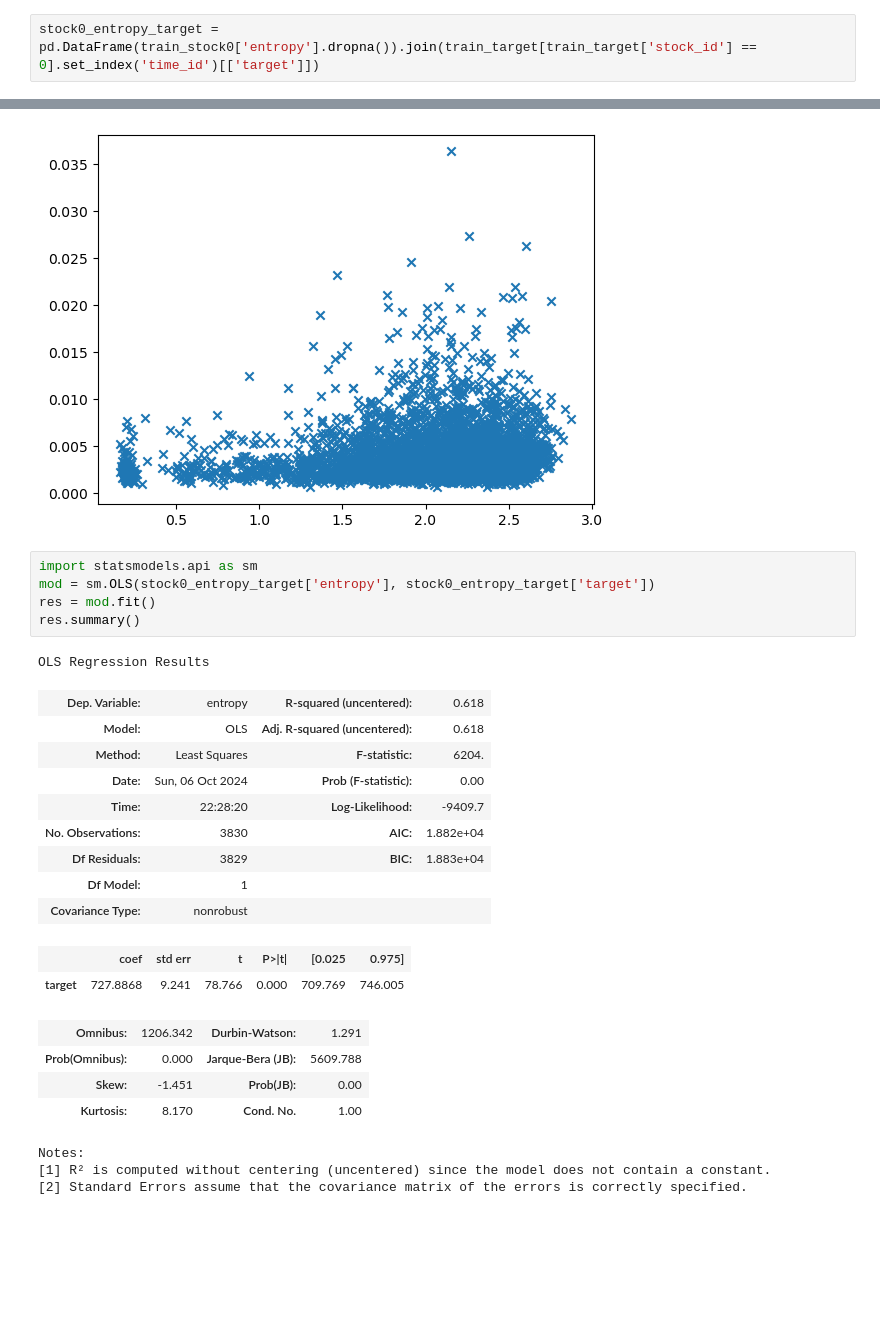
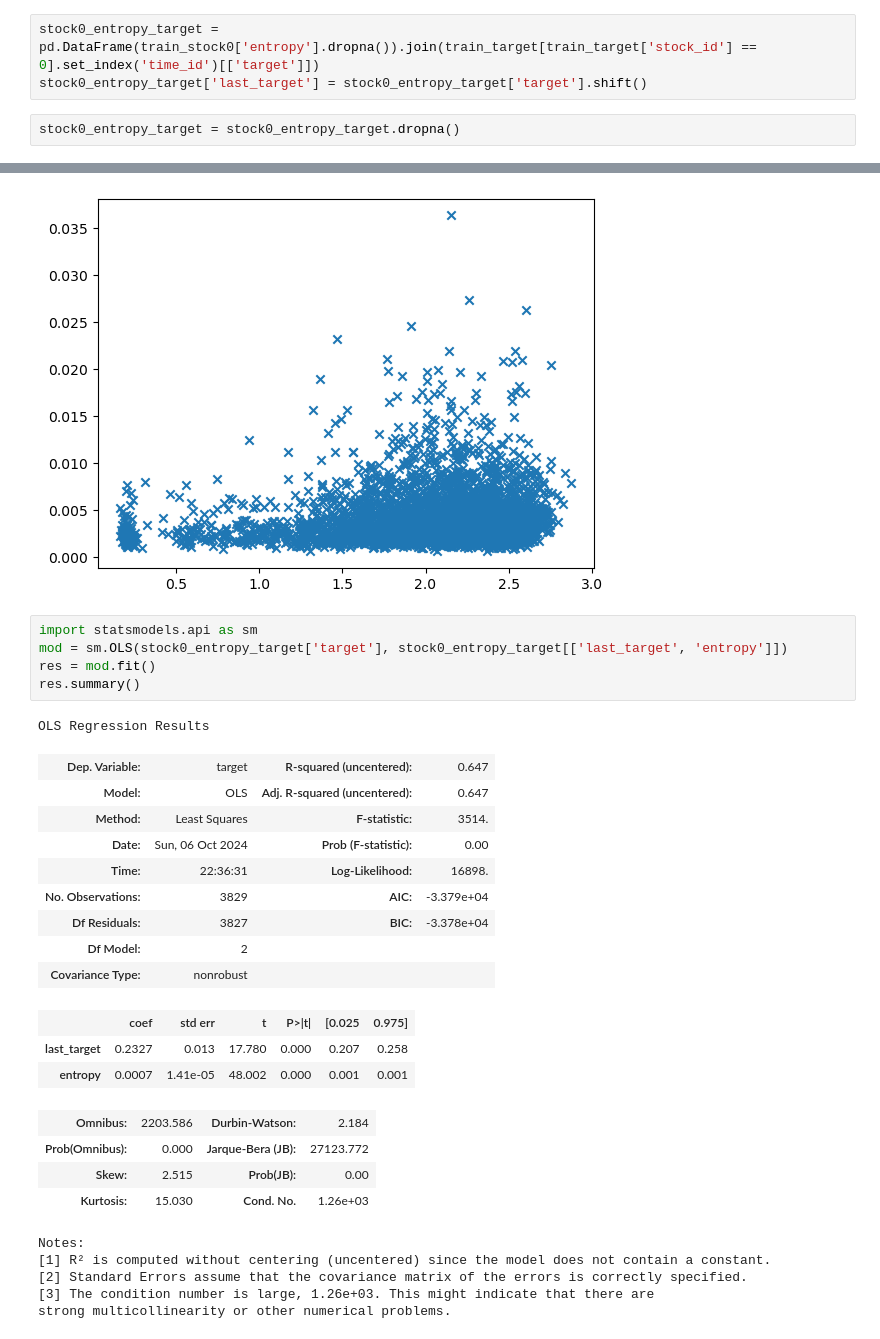
Before and after one commit to cameronjm123/home_research, a Jupyter notebook: research_projects/volatility_prediction_optiver.ipynb, the cells around one changed output, grey strips where cells are left out. Drawn from its saved outputs; the diff is of its cells as text; blank space fills up the shorter version.

```diff
--- a/research_projects/volatility_prediction_optiver.ipynb
+++ b/research_projects/volatility_prediction_optiver.ipynb
@@ -226,6 +226,9 @@ train_target[train_target['stock_id'] == 0]
 3830 rows × 3 columns
 # %%
 stock0_entropy_target = pd.DataFrame(train_stock0['entropy'].dropna()).join(train_target[train_target['stock_id'] == 0].set_index('time_id')[['target']])
+stock0_entropy_target['last_target'] = stock0_entropy_target['target'].shift()
+# %%
+stock0_entropy_target = stock0_entropy_target.dropna()
 # %%
 plt.scatter(np.sqrt(stock0_entropy_target['entropy']), stock0_entropy_target['target'], marker='x')
 # %% [output]
@@ -233,26 +236,29 @@ plt.scatter(np.sqrt(stock0_entropy_target['entropy']), stock0_entropy_target['ta
 [figure]
 # %%
 import statsmodels.api as sm
-mod = sm.OLS(stock0_entropy_target['entropy'], stock0_entropy_target['target'])
+mod = sm.OLS(stock0_entropy_target['target'], stock0_entropy_target[['last_target', 'entropy']])
 res = mod.fit()
 res.summary()
 # %% [output]
 OLS Regression Results
-| Dep. Variable: | entropy | R-squared (uncentered): | 0.618 |
-| Model: | OLS | Adj. R-squared (uncentered): | 0.618 |
-| Method: | Least Squares | F-statistic: | 6204. |
+| Dep. Variable: | target | R-squared (uncentered): | 0.647 |
+| Model: | OLS | Adj. R-squared (uncentered): | 0.647 |
+| Method: | Least Squares | F-statistic: | 3514. |
 | Date: | Sun, 06 Oct 2024 | Prob (F-statistic): | 0.00 |
-| Time: | 22:28:20 | Log-Likelihood: | -9409.7 |
-| No. Observations: | 3830 | AIC: | 1.882e+04 |
-| Df Residuals: | 3829 | BIC: | 1.883e+04 |
-| Df Model: | 1 |  |  |
+| Time: | 22:36:31 | Log-Likelihood: | 16898. |
+| No. Observations: | 3829 | AIC: | -3.379e+04 |
+| Df Residuals: | 3827 | BIC: | -3.378e+04 |
+| Df Model: | 2 |  |  |
 | Covariance Type: | nonrobust |  |  |
 |  | coef | std err | t | P>|t| | [0.025 | 0.975] |
-| target | 727.8868 | 9.241 | 78.766 | 0.000 | 709.769 | 746.005 |
+| last_target | 0.2327 | 0.013 | 17.780 | 0.000 | 0.207 | 0.258 |
+| entropy | 0.0007 | 1.41e-05 | 48.002 | 0.000 | 0.001 | 0.001 |
-| Omnibus: | 1206.342 | Durbin-Watson: | 1.291 |
-| Prob(Omnibus): | 0.000 | Jarque-Bera (JB): | 5609.788 |
-| Skew: | -1.451 | Prob(JB): | 0.00 |
-| Kurtosis: | 8.170 | Cond. No. | 1.00 |
+| Omnibus: | 2203.586 | Durbin-Watson: | 2.184 |
+| Prob(Omnibus): | 0.000 | Jarque-Bera (JB): | 27123.772 |
+| Skew: | 2.515 | Prob(JB): | 0.00 |
+| Kurtosis: | 15.030 | Cond. No. | 1.26e+03 |
 Notes:
 [1] R² is computed without centering (uncentered) since the model does not contain a constant.
 [2] Standard Errors assume that the covariance matrix of the errors is correctly specified.
+[3] The condition number is large, 1.26e+03. This might indicate that there are
+strong multicollinearity or other numerical problems.
```
